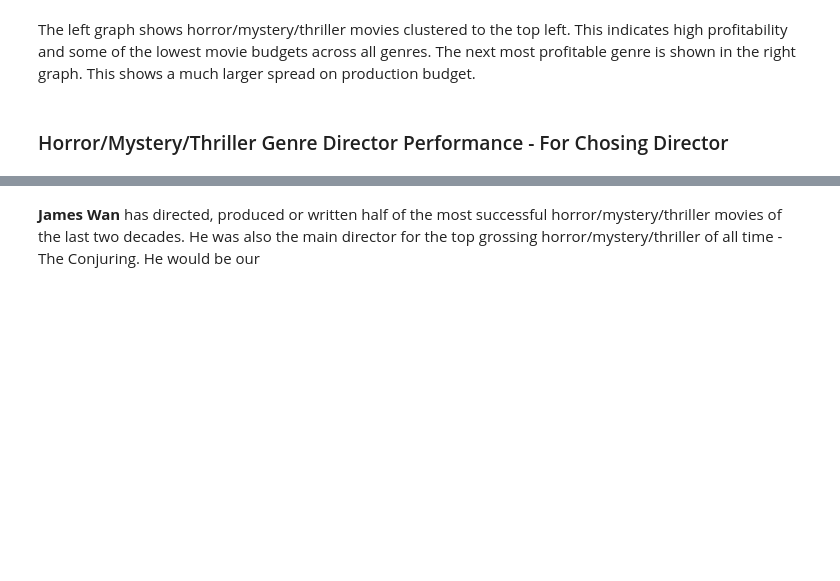
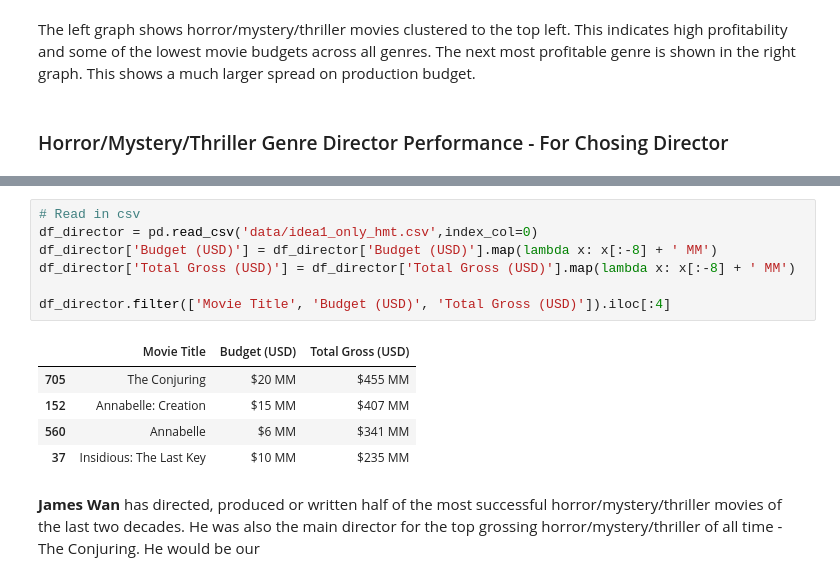
Before and after one commit to ewjohn127/dsc_project_1, a Jupyter notebook: Phase1_Project.ipynb, the cells around one changed output, grey strips where cells are left out. Saved outputs shown, nothing was run; the diff lists cells and outputs as text; blank space fills up the shorter version.

```diff
--- a/Phase1_Project.ipynb
+++ b/Phase1_Project.ipynb
@@ -264,3 +254,16 @@ df_director.loc[:9 ,'Movie Title':]
+# %%
+# Read in csv
+df_director = pd.read_csv('data/idea1_only_hmt.csv',index_col=0)
+df_director['Budget (USD)'] = df_director['Budget (USD)'].map(lambda x: x[:-8] + ' MM')
+df_director['Total Gross (USD)'] = df_director['Total Gross (USD)'].map(lambda x: x[:-8] + ' MM')
+
+df_director.filter(['Movie Title', 'Budget (USD)', 'Total Gross (USD)']).iloc[:4]
+# %% [output]
+|  | Movie Title | Budget (USD) | Total Gross (USD) |
+| 705 | The Conjuring | $20 MM | $455 MM |
+| 152 | Annabelle: Creation | $15 MM | $407 MM |
+| 560 | Annabelle | $6 MM | $341 MM |
+| 37 | Insidious: The Last Key | $10 MM | $235 MM |
 # %% [markdown]
  **James Wan** has directed, produced or written half of the most successful horror/mystery/thriller movies of the last two decades. He was also the main director for the top grossing horror/mystery/thriller of all time - The Conjuring. He would be our
 # %% [markdown]
```
Also changed, not shown: parts of 11 cells of this notebook.
